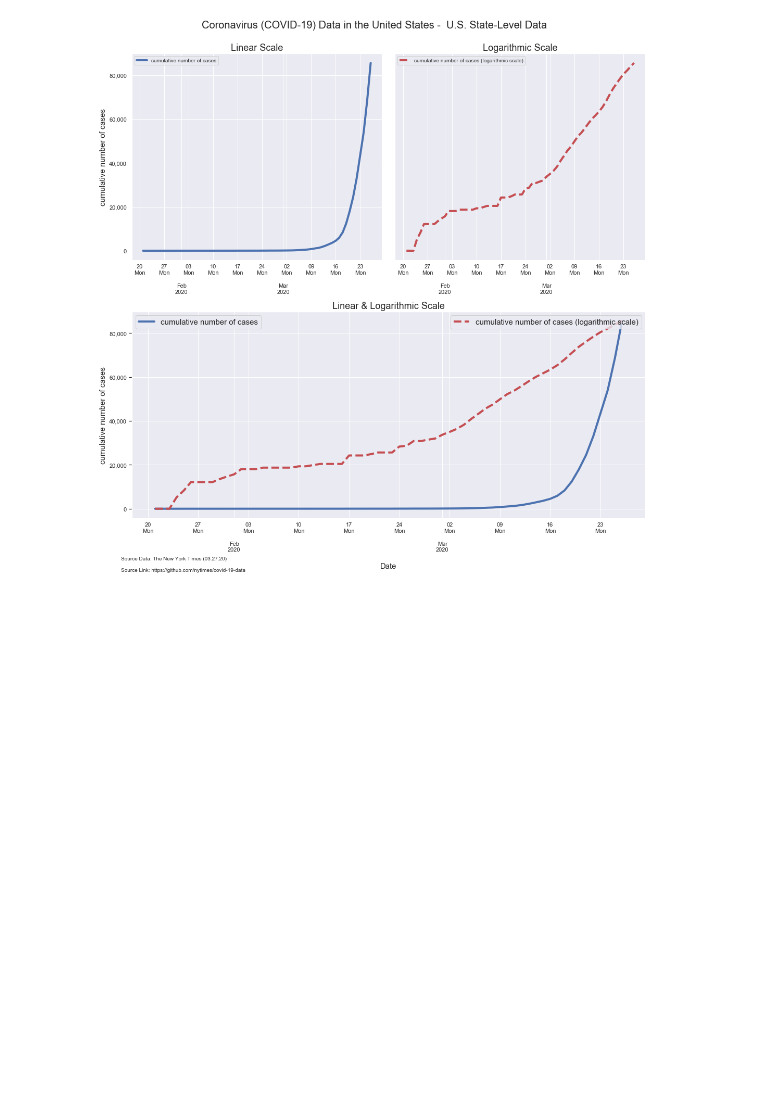
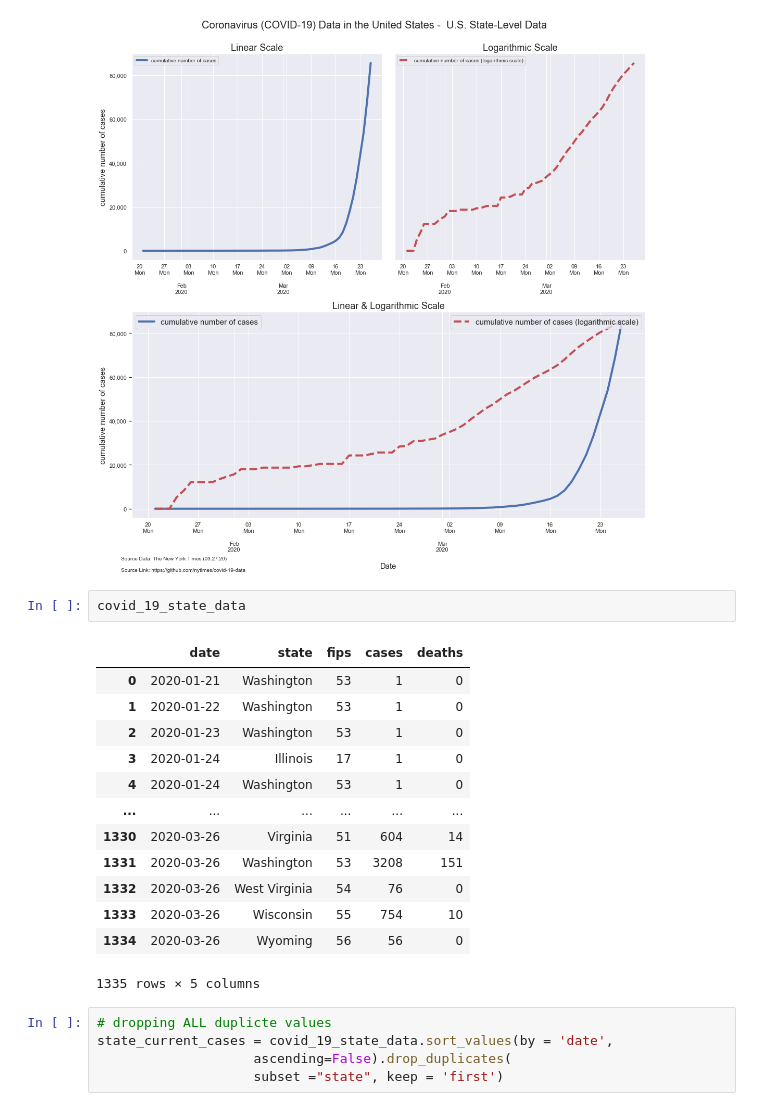
Before and after one commit to mebauer/covid-19-states, a Jupyter notebook: covid-19-data.ipynb, the cells around one changed output. Saved outputs shown, nothing was run; the diff lists cells and outputs as text; blank space fills up the shorter version.

```diff
--- a/covid-19-data.ipynb
+++ b/covid-19-data.ipynb
@@ -338,3 +325,24 @@ plt.tight_layout()
 plt.savefig('figures/nyt-covid-19-data-3subplots-032720')
 # %% [output]
 [figure]
+# %%
+covid_19_state_data
+# %% [output]
+|  | date | state | fips | cases | deaths |
+| 0 | 2020-01-21 | Washington | 53 | 1 | 0 |
+| 1 | 2020-01-22 | Washington | 53 | 1 | 0 |
+| 2 | 2020-01-23 | Washington | 53 | 1 | 0 |
+| 3 | 2020-01-24 | Illinois | 17 | 1 | 0 |
+| 4 | 2020-01-24 | Washington | 53 | 1 | 0 |
+| ... | ... | ... | ... | ... | ... |
+| 1330 | 2020-03-26 | Virginia | 51 | 604 | 14 |
+| 1331 | 2020-03-26 | Washington | 53 | 3208 | 151 |
+| 1332 | 2020-03-26 | West Virginia | 54 | 76 | 0 |
+| 1333 | 2020-03-26 | Wisconsin | 55 | 754 | 10 |
+| 1334 | 2020-03-26 | Wyoming | 56 | 56 | 0 |
+1335 rows × 5 columns
+# %%
+# dropping ALL duplicte values
+state_current_cases = covid_19_state_data.sort_values(by = 'date',
+                    ascending=False).drop_duplicates(
+                    subset ="state", keep = 'first')
```
Also changed, not shown: parts of 9 cells of this notebook, 5 other files.
